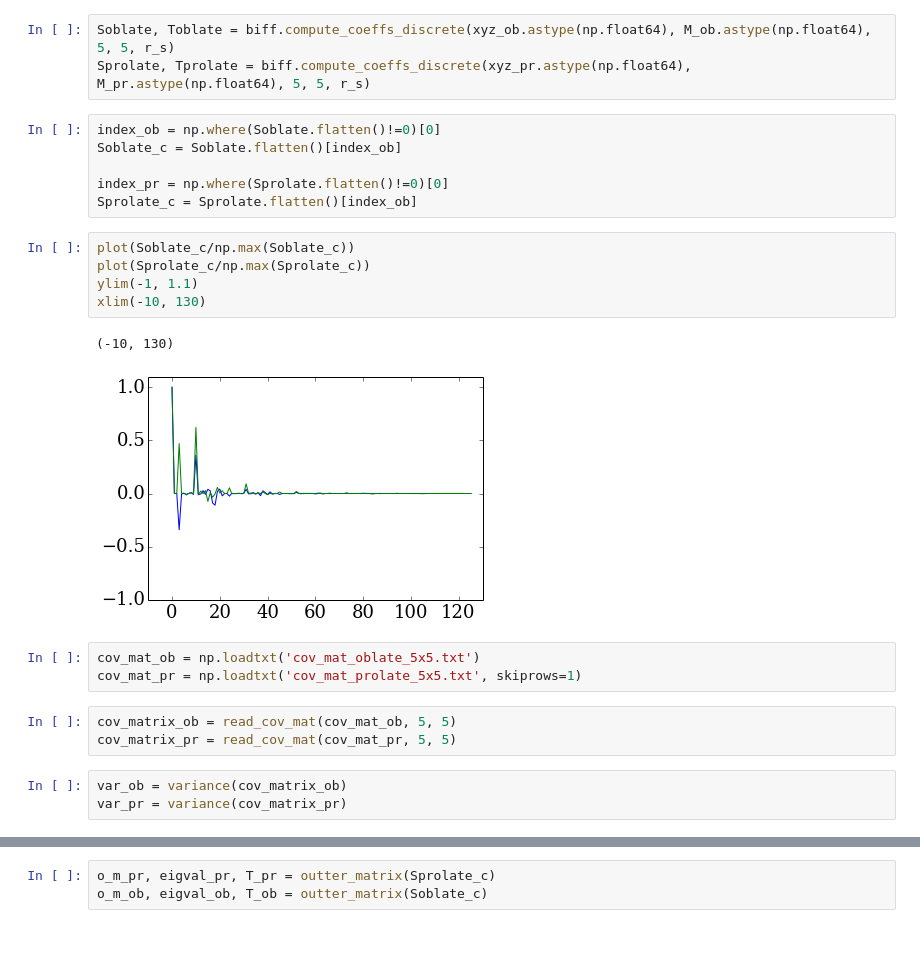
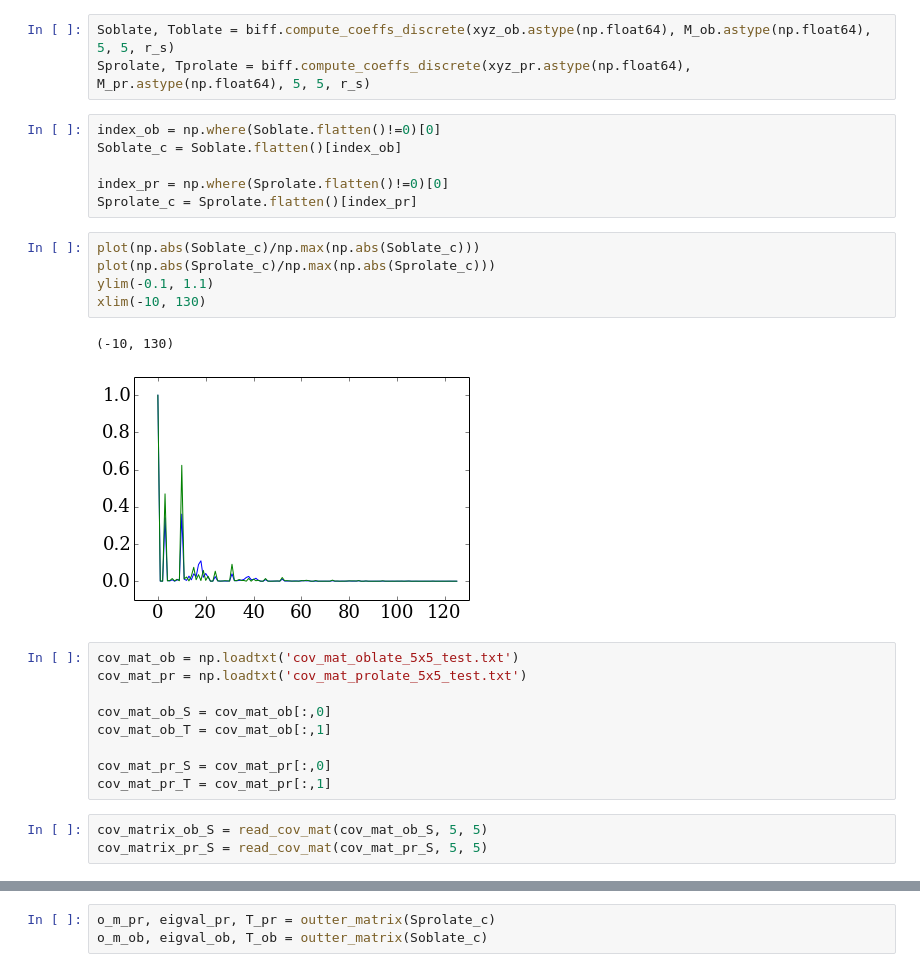
Before and after one commit to jngaravitoc/BFE-c, a Jupyter notebook: PCA/PCA_triaxial_halos.ipynb, the cells around one changed output, grey strips where cells are left out. Drawn from its saved outputs; the diff is of its cells as text; blank space fills up the shorter version.

```diff
--- a/PCA/PCA_triaxial_halos.ipynb
+++ b/PCA/PCA_triaxial_halos.ipynb
@@ -45,21 +55,24 @@ index_ob = np.where(Soblate.flatten()!=0)[0]
 Soblate_c = Soblate.flatten()[index_ob]
 
 index_pr = np.where(Sprolate.flatten()!=0)[0]
-Sprolate_c = Sprolate.flatten()[index_ob]
+Sprolate_c = Sprolate.flatten()[index_pr]
 # %%
-plot(Soblate_c/np.max(Soblate_c))
-plot(Sprolate_c/np.max(Sprolate_c))
-ylim(-1, 1.1)
+plot(np.abs(Soblate_c)/np.max(np.abs(Soblate_c)))
+plot(np.abs(Sprolate_c)/np.max(np.abs(Sprolate_c)))
+ylim(-0.1, 1.1)
 xlim(-10, 130)
 # %% [output]
 (-10, 130)
-[figure, old version]
+[figure, new version]
 # %%
-cov_mat_ob = np.loadtxt('cov_mat_oblate_5x5.txt')
-cov_mat_pr = np.loadtxt('cov_mat_prolate_5x5.txt', skiprows=1)
+cov_mat_ob = np.loadtxt('cov_mat_oblate_5x5_test.txt')
+cov_mat_pr = np.loadtxt('cov_mat_prolate_5x5_test.txt')
+
+cov_mat_ob_S = cov_mat_ob[:,0]
+cov_mat_ob_T = cov_mat_ob[:,1]
+
+cov_mat_pr_S = cov_mat_pr[:,0]
+cov_mat_pr_T = cov_mat_pr[:,1]
 # %%
-cov_matrix_ob = read_cov_mat(cov_mat_ob, 5, 5)
-cov_matrix_pr = read_cov_mat(cov_mat_pr, 5, 5)
+cov_matrix_ob_S = read_cov_mat(cov_mat_ob_S, 5, 5)
+cov_matrix_pr_S = read_cov_mat(cov_mat_pr_S, 5, 5)
-# %%
-var_ob = variance(cov_matrix_ob)
-var_pr = variance(cov_matrix_pr)
```
Also changed, not shown: parts of 12 cells of this notebook.
